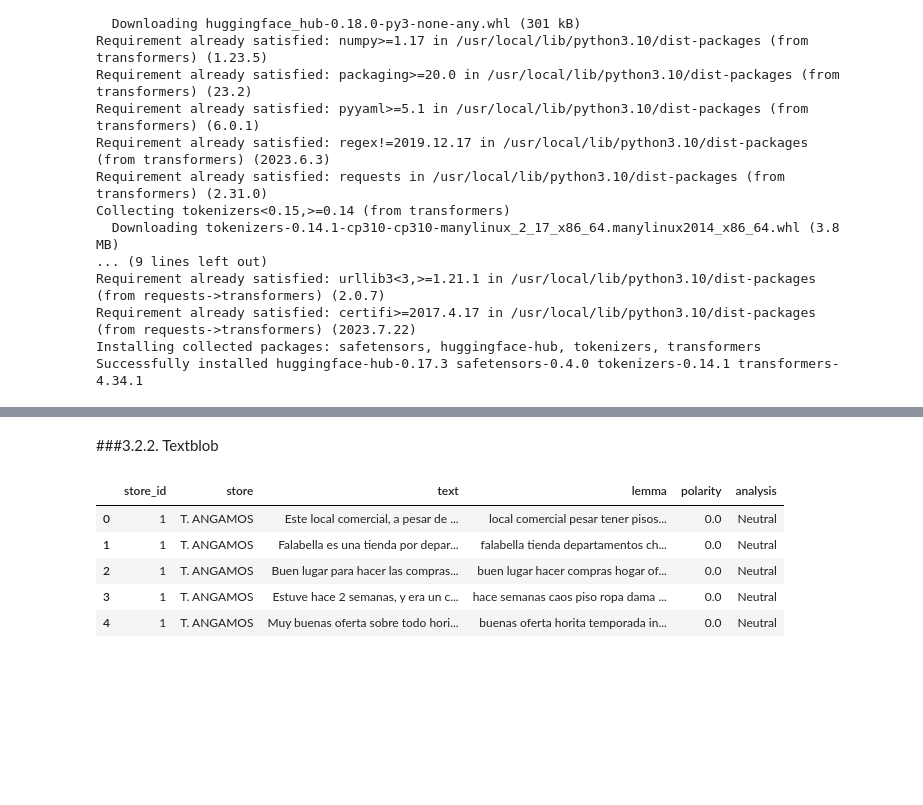
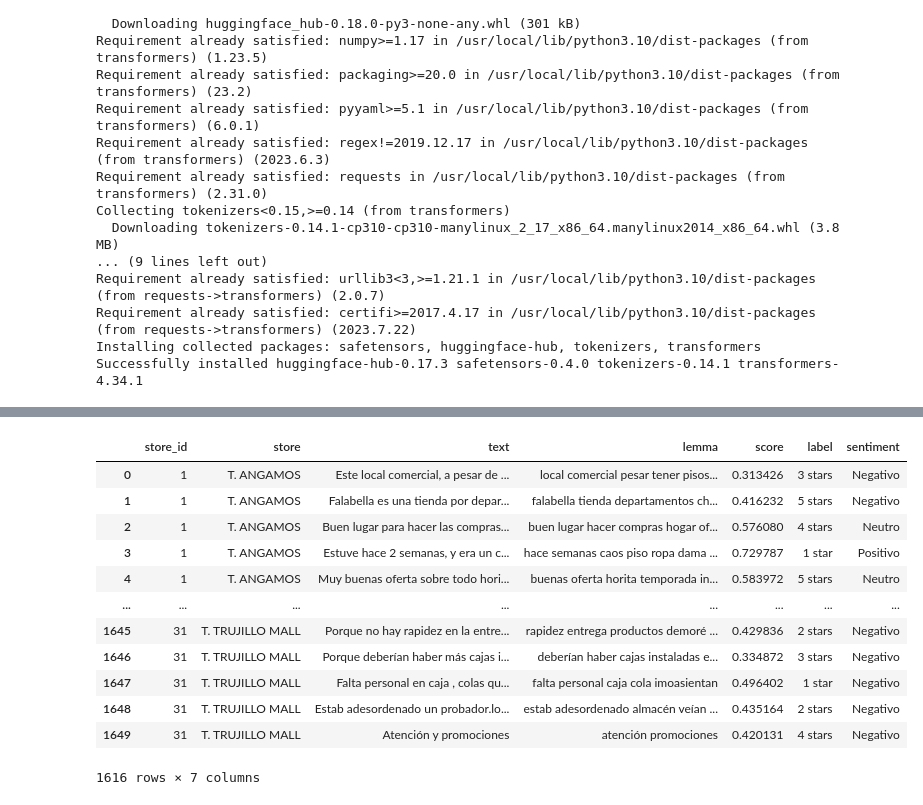
Before and after one commit to maribcs/sentiment-analysis-reviews-retail, a Jupyter notebook: sentiment_analysis_reviews.ipynb, the cells around one changed output, grey strips where cells are left out. Saved outputs shown, nothing was run; the diff lists cells and outputs as text; code cells hidden in the pictures; blank space fills up the shorter version.

```diff
--- a/sentiment_analysis_reviews.ipynb
+++ b/sentiment_analysis_reviews.ipynb
@@ -257,4 +383,17 @@ transformers_analyzed.head()
 # %%
 transformers_analyzed["sentiment"] = transformers_analyzed["score"].apply(lambda x: "Negativo" if x < 0.5 else "Neutro" if x < 0.6 else "Positivo" if x < 1 else "Indefinido")
+transformers_analyzed
+# %% [output]
+|  | store_id | store | text | lemma | score | label | sentiment |
+| 0 | 1 | T. ANGAMOS | Este local comercial, a pesar de ... | local comercial pesar tener pisos... | 0.313426 | 3 stars | Negativo |
+| 1 | 1 | T. ANGAMOS | Falabella es una tienda por depar... | falabella tienda departamentos ch... | 0.416232 | 5 stars | Negativo |
+| 2 | 1 | T. ANGAMOS | Buen lugar para hacer las compras... | buen lugar hacer compras hogar of... | 0.576080 | 4 stars | Neutro |
+| 3 | 1 | T. ANGAMOS | Estuve hace 2 semanas, y era un c... | hace semanas caos piso ropa dama ... | 0.729787 | 1 star | Positivo |
+| 4 | 1 | T. ANGAMOS | Muy buenas oferta sobre todo hori... | buenas oferta horita temporada in... | 0.583972 | 5 stars | Neutro |
+| ... | ... | ... | ... | ... | ... | ... | ... |
+| 1645 | 31 | T. TRUJILLO MALL | Porque no hay rapidez en la entre... | rapidez entrega productos demoré ... | 0.429836 | 2 stars | Negativo |
+| 1646 | 31 | T. TRUJILLO MALL | Porque deberían haber más cajas i... | deberían haber cajas instaladas e... | 0.334872 | 3 stars | Negativo |
+| 1647 | 31 | T. TRUJILLO MALL | Falta personal en caja , colas qu... | falta personal caja cola imoasientan | 0.496402 | 1 star | Negativo |
+| 1648 | 31 | T. TRUJILLO MALL | Estab adesordenado un probador.lo... | estab adesordenado almacén veían ... | 0.435164 | 2 stars | Negativo |
+| 1649 | 31 | T. TRUJILLO MALL | Atención y promociones | atención promociones | 0.420131 | 4 stars | Negativo |
+1616 rows × 7 columns
-# %% [markdown]
-###3.2.2. Textblob
@@ -277,13 +400 @@ def polarity_analysis(score):
-# %%
-review_analyzed = df_reviews.copy()
-review_analyzed['polarity'] = review_analyzed['lemma'].apply(polarity)
-review_analyzed['analysis'] = review_analyzed['polarity'].apply(polarity_analysis)
-review_analyzed.head()
-# %% [output]
-|  | store_id | store | text | lemma | polarity | analysis |
-| 0 | 1 | T. ANGAMOS | Este local comercial, a pesar de ... | local comercial pesar tener pisos... | 0.0 | Neutral |
-| 1 | 1 | T. ANGAMOS | Falabella es una tienda por depar... | falabella tienda departamentos ch... | 0.0 | Neutral |
-| 2 | 1 | T. ANGAMOS | Buen lugar para hacer las compras... | buen lugar hacer compras hogar of... | 0.0 | Neutral |
-| 3 | 1 | T. ANGAMOS | Estuve hace 2 semanas, y era un c... | hace semanas caos piso ropa dama ... | 0.0 | Neutral |
-| 4 | 1 | T. ANGAMOS | Muy buenas oferta sobre todo hori... | buenas oferta horita temporada in... | 0.0 | Neutral |
 # %%
```
Also changed, not shown: parts of 20 cells of this notebook, 2 other files.
